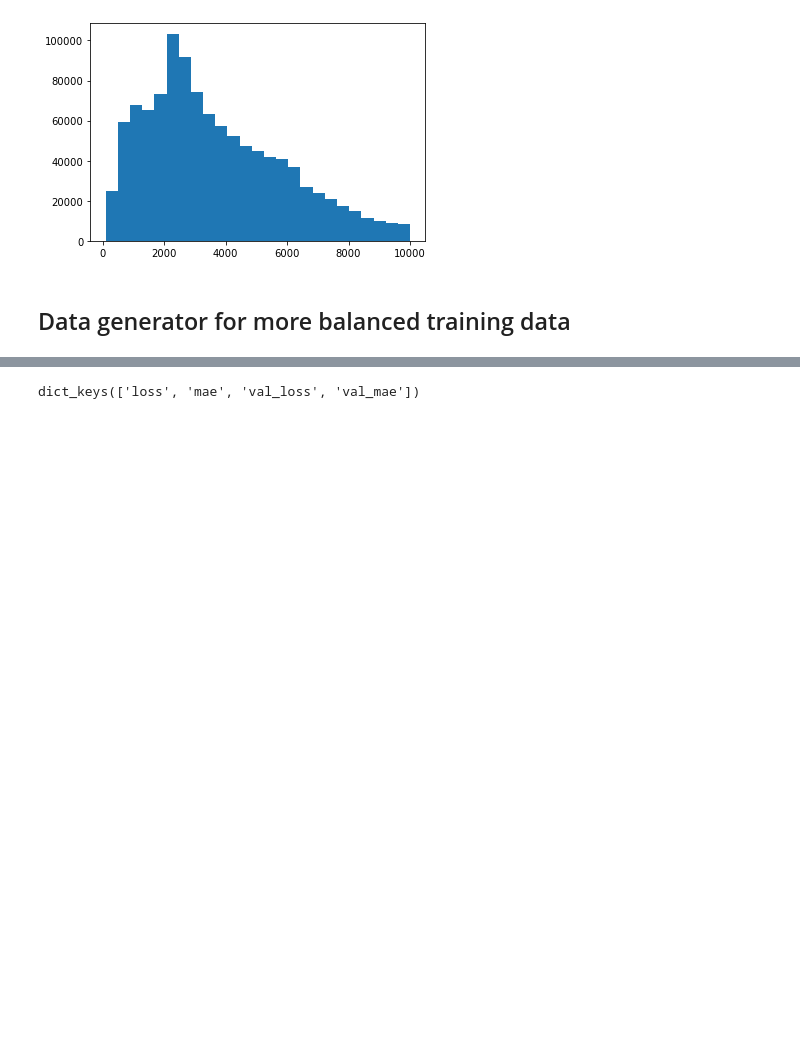
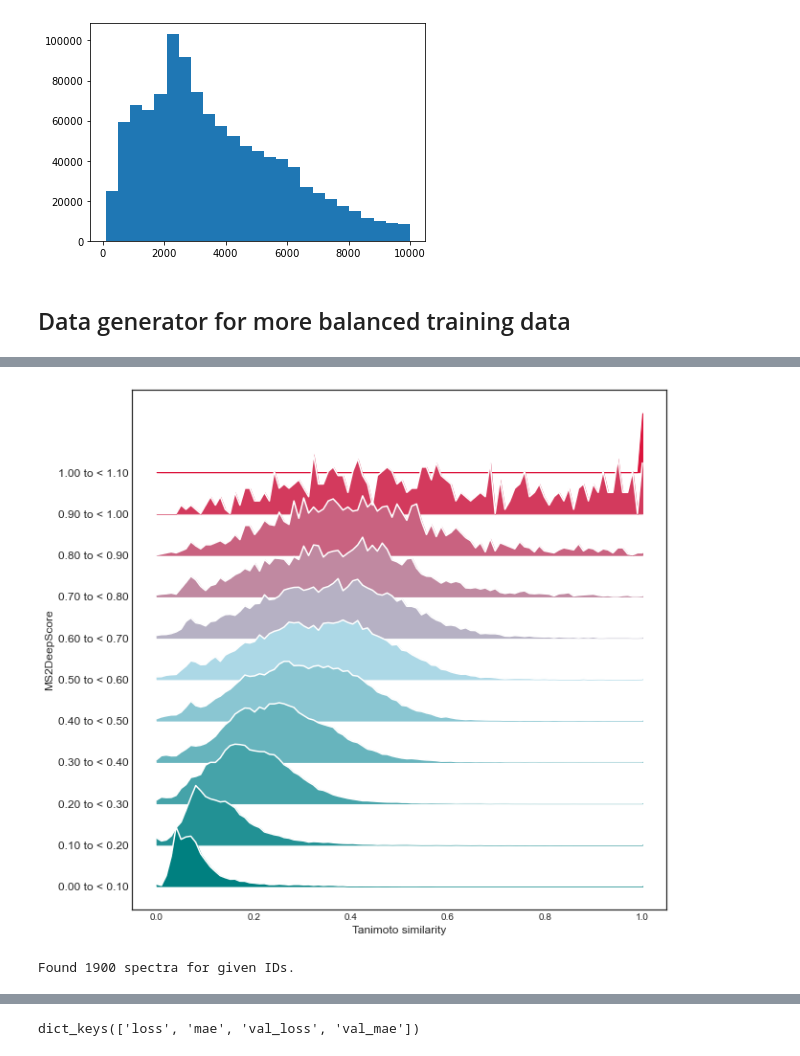
Before and after one commit to matchms/ms2deepscore, a Jupyter notebook: notebooks/MS2DeepScore_train_on_all_inchi_data_different_peak_power.ipynb, the cells around one changed output, grey strips where cells are left out. Cells and saved outputs as stored; diff of their text form; code cells hidden in the pictures; blank space fills up the shorter version.

```diff
--- a/notebooks/MS2DeepScore_train_on_all_inchi_data_different_peak_power.ipynb
+++ b/notebooks/MS2DeepScore_train_on_all_inchi_data_different_peak_power.ipynb
@@ -299,0 +563,5 @@ Epoch 00061: early stopping
+# %%
+create_histograms_plot(MS2DS_scores, scores_ref, n_bins=10,
+                       ref_score_name="MS2DeepScore", compare_score_name="Tanimoto similarity")
+# %% [output]
+[figure, added]
@@ -299,0 +610,6 @@ Epoch 00061: early stopping
+# %%
+embeddings, IDs_used, charges_used = get_embedding_array(testIDs, embedding_dim,
+                                           encoder, metadata, inchikeys_array,
+                                          multiple_spectra_per_inchikey=True, max_multiple=5)
+# %% [output]
+Found 1900 spectra for given IDs.
```
Also changed, not shown: parts of 44 cells of this notebook, 1 other file.
